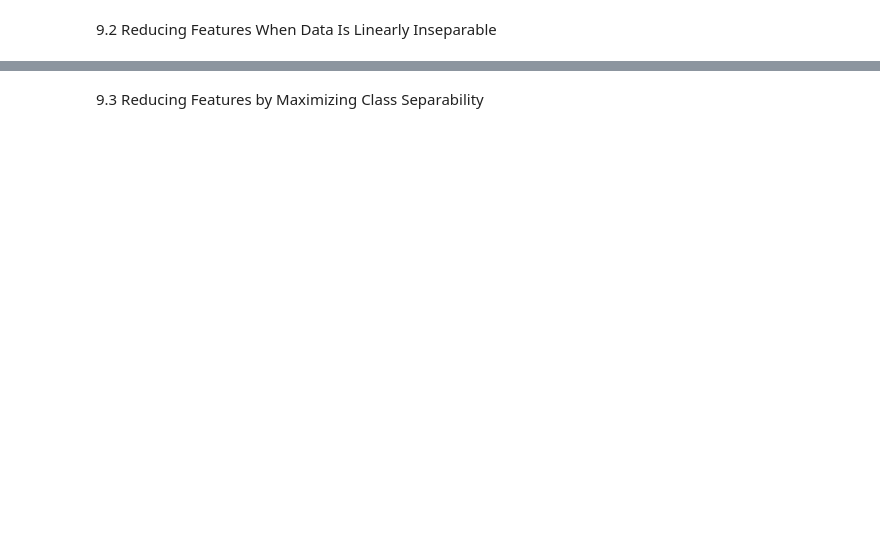
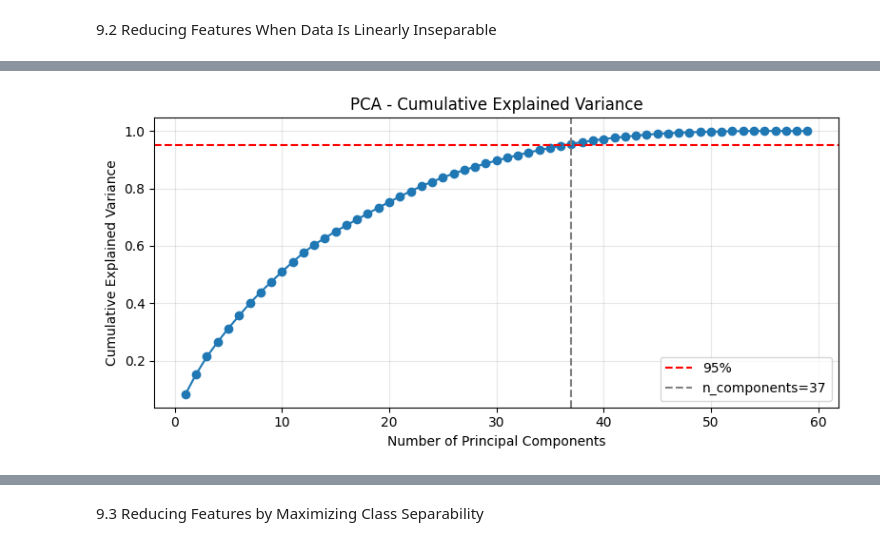
Before and after one commit to Rajnishb72/Data-Science, a Jupyter notebook: pract 9/Practical_9.ipynb, the cells around one changed output, grey strips where cells are left out. Drawn from its saved outputs; the diff is of its cells as text; code cells hidden in the pictures; blank space fills up the shorter version.

```diff
--- a/pract 9/Practical_9.ipynb
+++ b/pract 9/Practical_9.ipynb
@@ -20,21 +22,24 @@ from sklearn.preprocessing import StandardScaler
 from sklearn.decomposition import PCA
 
 # Load the data
-heart = pd.read_csv("heart.csv")
+df = pd.read_csv("OnlineNewsPopularity.csv")
 
-# Separate features and target
-X = heart.drop(columns=['target'])
+# Remove extra spaces in column names
+df.columns = df.columns.str.strip()
+
+# Remove non-numeric and target columns
+df_clean = df.drop(columns=['url', 'shares'])
+
+# Convert to numeric (just in case)
+df_clean = df_clean.apply(pd.to_numeric, errors='coerce')
 
 # Standardize the feature matrix
-X = StandardScaler().fit_transform(X)
+X = StandardScaler().fit_transform(df_clean)
 
-# Create a PCA that will retain 95% of the variance
+# PCA for 95% variance
 pca = PCA(n_components=0.95, whiten=True)
-
-# Conduct PCA
 X_pca = pca.fit_transform(X)
 
-# Show results
 print('Original number of features:', X.shape[1])
 print('Reduced number of features:', X_pca.shape[1])
 # %% [output]
@@ -81,0 +50,74 @@ Reduced number of features: 1
+# %%
+import pandas as pd, numpy as np
+import matplotlib.pyplot as plt
+from sklearn.preprocessing import StandardScaler
+from sklearn.decomposition import PCA
+
+# load dataset
+fp="OnlineNewsPopularity.csv"
+df=pd.read_csv(fp); df.columns=df.columns.str.strip()
+
+# initial shape
+r0,c0=df.shape
+
+# prepare numeric features: drop url and shares if present
+drop=[]
+if 'url' in df.columns: drop.append('url')
+if 'shares' in df.columns: drop.append('shares')
+X_df=df.drop(columns=drop) if drop else df.copy()
+
+# coerce numeric and fill medians
+X_df=X_df.apply(pd.to_numeric,errors='coerce')
+X_df=X_df.fillna(X_df.median())
+r1,c1=X_df.shape
+
+# before/after
+print("Before preprocessing (rows,cols):", (r0,c0))
+print("After preprocessing  (rows,cols):", (r1,c1))
+
+# scaler params
+scaler=StandardScaler()
+print("\nStandardScaler Parameters:"); print(scaler.get_params())
+
+# initial PCA params
+pca_init=PCA()
+print("\nInitial PCA Parameters:"); print(pca_init.get_params())
+
+# scale data and fit PCA to get variance
+X_scaled=scaler.fit_transform(X_df.values)
+pca_var=PCA(); pca_var.fit(X_scaled)
+explained=pca_var.explained_variance_ratio_; cum=np.cumsum(explained)
+
+# components needed for 95%
+thr=0.95
+n_req=int(np.searchsorted(cum,thr)+1)
+print(f"\nNumber of principal components to explain {int(thr*100)}% variance:", n_req)
+
+# final PCA
+pca_final=PCA(n_components=n_req,whiten=False)
+X_pca=pca_final.fit_transform(X_scaled)
+print("\nFinal PCA Parameters (with selected n_components):"); print(pca_final.get_params())
+
+# shapes
+print("\nShape before PCA (rows,features):", X_scaled.shape)
+print("Shape after  PCA (rows,components):", X_pca.shape)
+
+# checkpoints
+check=[1,2,5,10,n_req,len(cum)]
+print("\nCumulative variance (checkpoints):")
+for k in sorted(set([x for x in check if x<=len(cum)])):
+    print(f" PC1..PC{k}: {cum[k-1]:.4f}")
+
+# plot
+plt.figure(figsize=(8,4))
+plt.plot(np.arange(1,len(cum)+1),cum,marker='o')
+plt.axhline(thr,color='red',linestyle='--',label=f'{int(thr*100)}%')
+plt.axvline(n_req,color='gray',linestyle='--',label=f'n_components={n_req}')
+plt.xlabel('Number of Principal Components')
+plt.ylabel('Cumulative Explained Variance')
+plt.title('PCA - Cumulative Explained Variance')
+plt.grid(alpha=0.3); plt.legend(); plt.tight_layout()
+plt.show()
+
+print("\nData file used:", fp)
+# %% [output]
@@ -81,0 +141 @@ Reduced number of features: 1
+[figure, added]
```
Also changed, not shown: parts of 5 cells of this notebook.
